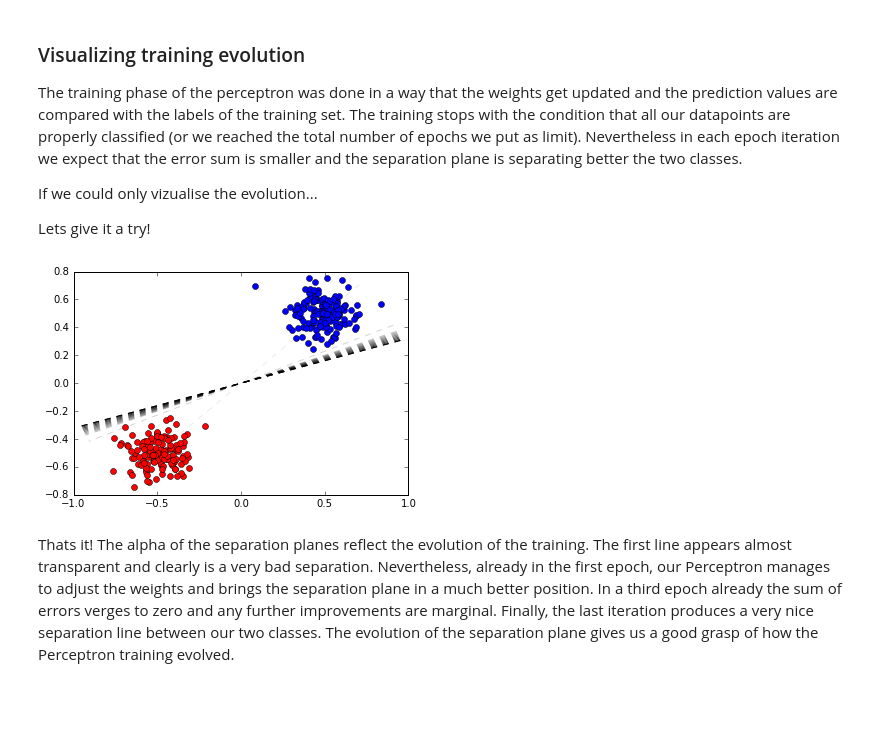
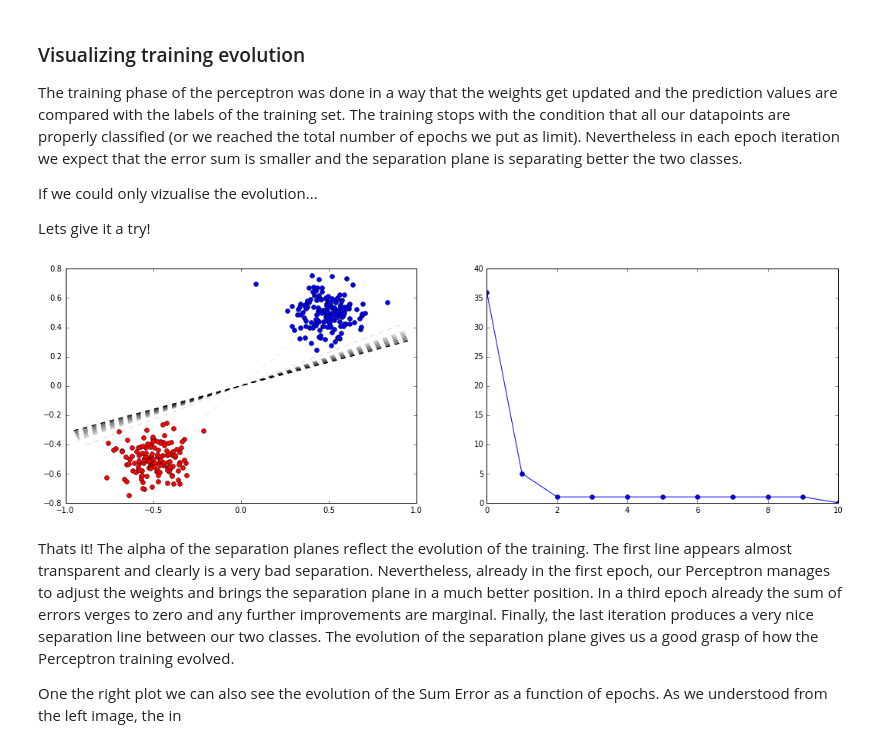
Before and after one commit to tsarouch/daltonic_assistant, a Jupyter notebook: perceptron_demo.ipynb, the cells around one changed output. Cells and saved outputs as stored; diff of their text form; code cells hidden in the pictures; blank space fills up the shorter version.

Commit message:
Added evolution of sum error vs epoch plot

```diff
--- a/perceptron_demo.ipynb
+++ b/perceptron_demo.ipynb
@@ -67,6 +67,8 @@ class Perceptron:
         # for demo purposes, we keep also the evolution of the weights
         self.w_vec = []
         self.w_vec.append(self.w.copy())
+        self.error_vec = []
+
 
         learned = False
         for epoch in range(n_epochs):
@@ -89,6 +91,7 @@ class Perceptron:
 
             # keep epoch evolution history
             self.w_vec.append(self.w.copy())
+            self.error_vec.append(sum_error)
 
             print "epoch:{0}, sum error: {1}, learned: {2}, weights: {3}"\
                     .format(epoch, sum_error, (sum_error == 0), self.w)
@@ -182,30 +185,35 @@ If we could only vizualise the evolution...
 
 Lets give it a try!
 # %%
-from pylab import  plot, show, norm
-
+from pylab import  plot, show, norm, axes, xlabel, ylabel
+plt.figure(1, figsize=(18, 12))
+plt.subplot(221)
 # plot the datapoints
 for x in data_test:
     r = perceptron.response(x)
     if r == 1:
         plot(x[0], x[1], 'ob')
     else:
         plot(x[0], x[1], 'or')
 
 
 # plot the separation lines with alpha reflecting the evolution
 n_epochs = len(perceptron.w_vec)
 epoch = 0
 for w in perceptron.w_vec:
     epoch += 1
     a = 0.1* epoch * 10. / n_epochs
     ww = w/norm(w)
     ww1 = [ww[1], -ww[0]]
     ww2 = [-ww[1], ww[0]]
     plot([ww1[0], ww2[0]],[ww1[1], ww2[1]],'--k', alpha=a)
 
-show()
+plt.subplot(222)
+_ = plot(perceptron.error_vec, '-o')
+plt.show()
 # %% [output]
-[figure, old version]
+[figure, new version]
 # %% [markdown]
 Thats it! The alpha of the separation planes reflect the evolution of the training. The first line appears almost transparent and clearly is a very bad separation. Nevertheless, already in the first epoch, our Perceptron manages to adjust the weights and brings the separation plane in a much better position. In a third epoch already the sum of errors verges to zero and any further improvements are marginal. Finally, the last iteration produces a very nice separation line between our two classes. The evolution of the separation plane gives us a good grasp of how the Perceptron training evolved.
+
+One the right plot we can also see the evolution of the Sum Error as a function of epochs. As we understood from the left image, the  in
```
